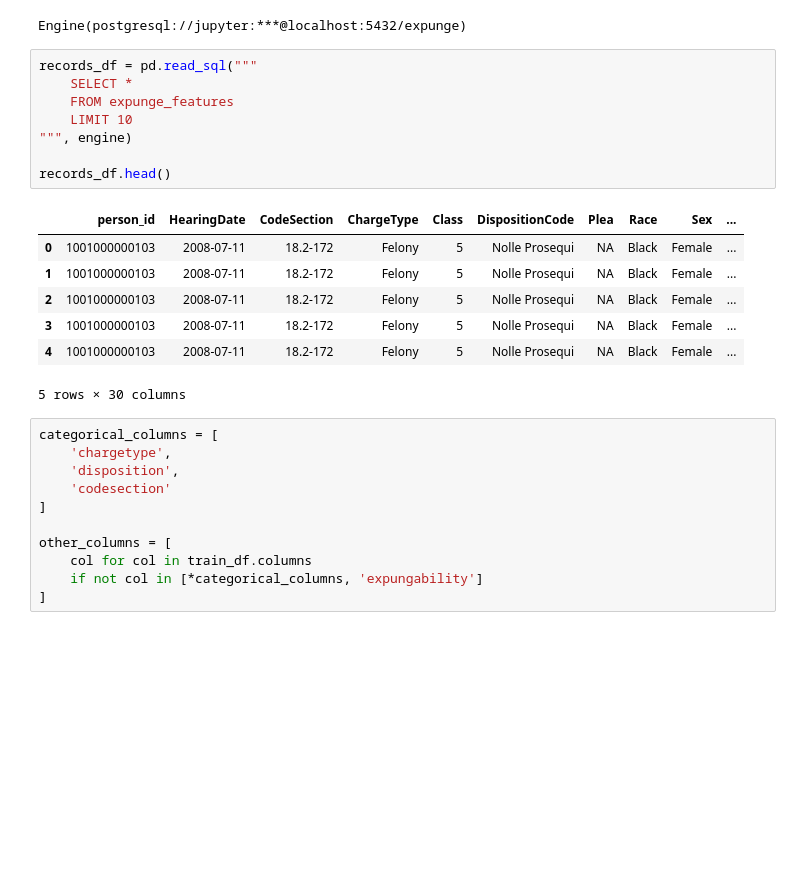
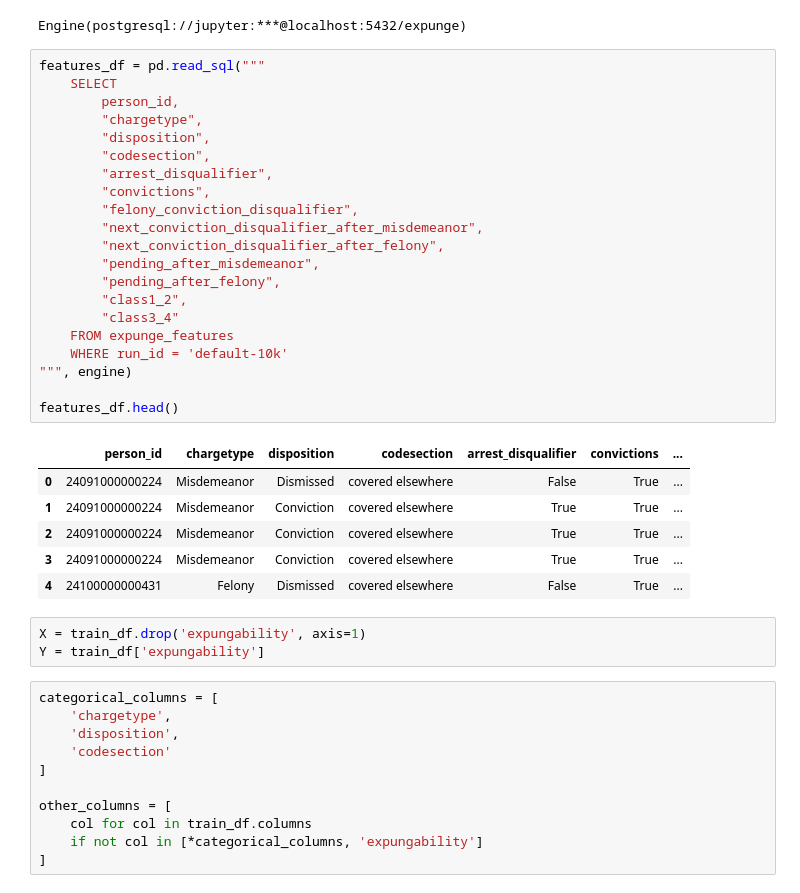
Before and after one commit to code-for-charlottesville/LAJC-expungement, a Jupyter notebook: classify/classify_testing.ipynb, the cells around one changed output. Saved outputs shown, nothing was run; the diff lists cells and outputs as text; blank space fills up the shorter version.

```diff
--- a/classify/classify_testing.ipynb
+++ b/classify/classify_testing.ipynb
@@ -39,21 +55,36 @@ engine
 # %% [output]
 Engine(postgresql://jupyter:***@localhost:5432/expunge)
 # %%
-records_df = pd.read_sql("""
-    SELECT *
+features_df = pd.read_sql("""
+    SELECT
+        person_id,
+        "chargetype",
+        "disposition",
+        "codesection",
+        "arrest_disqualifier",
+        "convictions",
+        "felony_conviction_disqualifier",
+        "next_conviction_disqualifier_after_misdemeanor",
+        "next_conviction_disqualifier_after_felony",
+        "pending_after_misdemeanor",
+        "pending_after_felony",
+        "class1_2",
+        "class3_4"
     FROM expunge_features
-    LIMIT 10
+    WHERE run_id = 'default-10k'
 """, engine)
 
-records_df.head()
+features_df.head()
 # %% [output]
-|  | person_id | HearingDate | CodeSection | ChargeType | Class | DispositionCode | Plea | Race | Sex | ... |
-| 0 | 1001000000103 | 2008-07-11 | 18.2-172 | Felony | 5 | Nolle Prosequi | NA | Black | Female | ... |
-| 1 | 1001000000103 | 2008-07-11 | 18.2-172 | Felony | 5 | Nolle Prosequi | NA | Black | Female | ... |
-| 2 | 1001000000103 | 2008-07-11 | 18.2-172 | Felony | 5 | Nolle Prosequi | NA | Black | Female | ... |
-| 3 | 1001000000103 | 2008-07-11 | 18.2-172 | Felony | 5 | Nolle Prosequi | NA | Black | Female | ... |
-| 4 | 1001000000103 | 2008-07-11 | 18.2-172 | Felony | 5 | Nolle Prosequi | NA | Black | Female | ... |
+|  | person_id | chargetype | disposition | codesection | arrest_disqualifier | convictions | ... |
+| 0 | 24091000000224 | Misdemeanor | Dismissed | covered elsewhere | False | True | ... |
+| 1 | 24091000000224 | Misdemeanor | Conviction | covered elsewhere | True | True | ... |
+| 2 | 24091000000224 | Misdemeanor | Conviction | covered elsewhere | True | True | ... |
+| 3 | 24091000000224 | Misdemeanor | Conviction | covered elsewhere | True | True | ... |
+| 4 | 24100000000431 | Felony | Dismissed | covered elsewhere | False | True | ... |
-5 rows × 30 columns
+# %%
+X = train_df.drop('expungability', axis=1)
+Y = train_df['expungability']
 # %%
 categorical_columns = [
     'chargetype',
```
Also changed, not shown: parts of 29 cells of this notebook, 3 other files.
